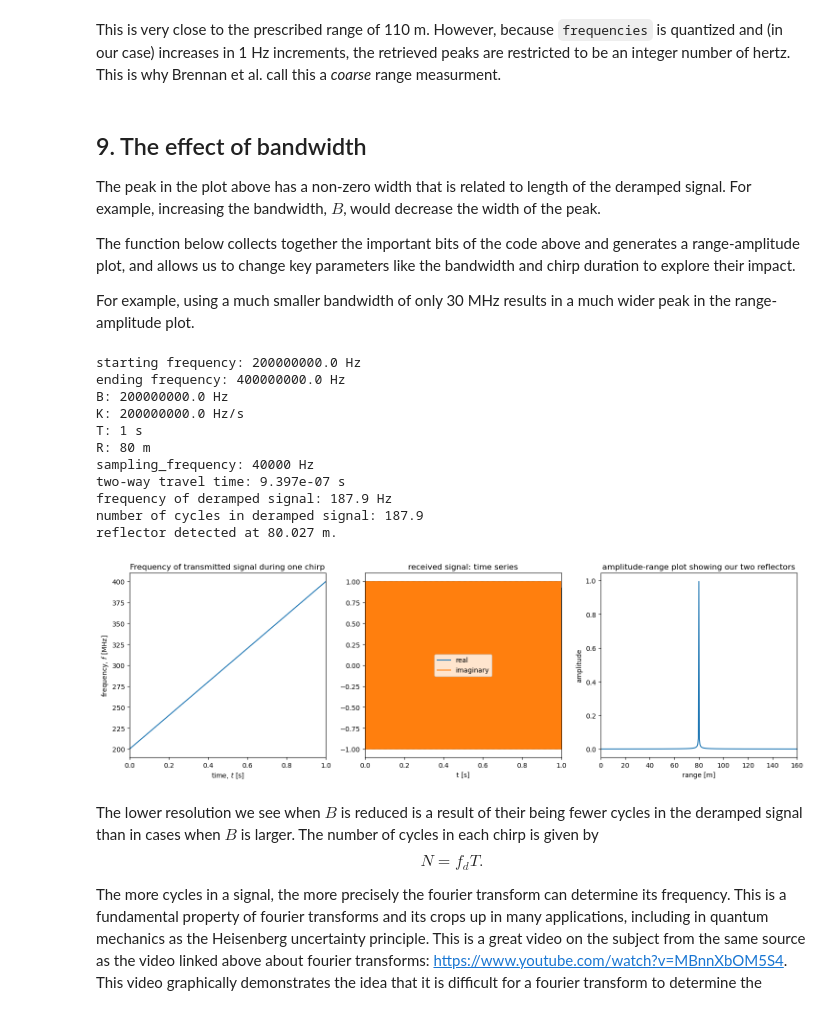
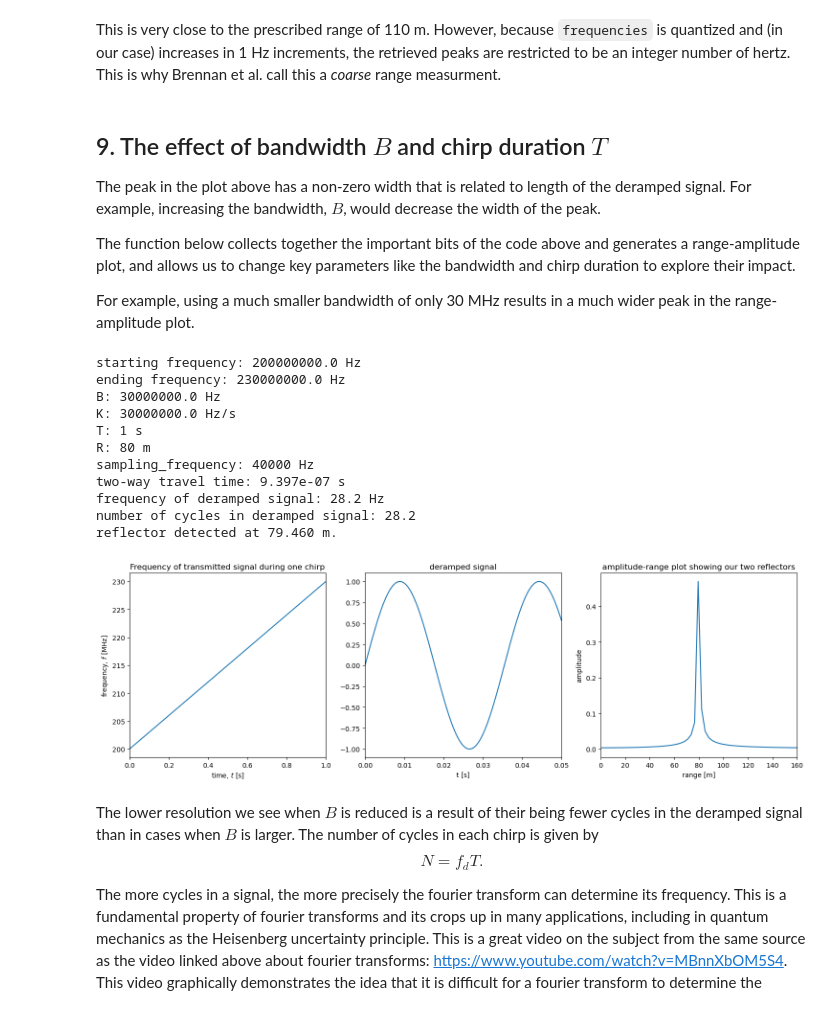
Before and after one commit to ldeo-glaciology/glaciology-intro-book, a Jupyter notebook: src/sections/radar/apres/theory_1.ipynb, the cells around one changed output. Saved outputs shown, nothing was run; the diff lists cells and outputs as text; code cells hidden in the pictures.

```diff
--- a/src/sections/radar/apres/theory_1.ipynb
+++ b/src/sections/radar/apres/theory_1.ipynb
@@ -160,4 +153,4 @@ s = e^{2i\pi f_d t}
 $$
 # %%
-s = np.exp(1j*2*np.pi*f_d*t)
+s = np.sin(2*np.pi*f_d*t)
 # %% [markdown]
@@ -165,16 +157,0 @@ Let's plot the real and imaginary parts of this signal:
-# %%
-f, (ax1, ax2) = plt.subplots(1, 2, figsize=(18,5))
-
-# the real and imaginary components of the signal in the plot on the left
-ax1.plot(t,s.real, label='real')
-ax1.set_title('received signal: time series')
-ax1.set_xlabel('t [s]')
-ax1.set_xlim(0, 0.05)
-ax1.plot(t,s.imag, label='imaginary')
-ax1.legend()
-
-# the Argand diagram on the right
-ax2.plot(s.real,s.imag)
-ax2.set_title('received signal: complex plane')
-ax2.set_ylabel('Im(s)');
-ax2.set_xlabel('Re(s)');
@@ -182,0 +158,6 @@ ax2.set_xlabel('Re(s)');
+# %%
+f, ax = plt.subplots(figsize=(18,5))
+ax.plot(t, s)
+ax.set_title(f'deramped signal (what would be recorded by ApRES if there was one reflector at {R} m)')
+ax.set_xlabel('t [s]')
+ax.set_xlim(0, 0.05)
@@ -239,7 +219,7 @@ reflector detected at 109.825 m.
 # %% [markdown]
 This is very close to the prescribed range of 110 m. However, because `frequencies` is quantized and (in our case) increases in 1 Hz increments, the retrieved  peaks are restricted to be an integer number of hertz. This is why Brennan et al. call this a *coarse* range measurment.
 # %% [markdown]
-## 9. The effect of bandwidth
+## 9. The effect of bandwidth $B$ and chirp duration $T$
 The peak in the plot above has a non-zero width that is related to length of the deramped signal. For example, increasing the bandwidth, $B$, would decrease the width of the peak.
 
 The function below collects together the important bits of the code above and generates a range-amplitude plot, and allows us to change key parameters like the bandwidth and chirp duration to explore their impact.
@@ -248,7 +228,7 @@ For example, using a much smaller bandwidth of only 30 MHz results in a much wid
 # %%
 T = 1  # [s]
 f_1 = 200e6  # [Hz]
-f_2 = 400e6  # [Hz]
+f_2 = 230e6  # [Hz]
 sampling_frequency = 40000   # [Hz]
 R = 80   # [m]
 t = np.linspace(0,T,int(sampling_frequency*T))   # time vector
@@ -259,58 +239,56 @@ def amp_range_plot():
 
     tx = chirp()
     f_d = K*tau(R)
-    s = np.exp(1j*2*np.pi*f_d*t)
+    s = np.sin(2*np.pi*f_d*t)
     S, frequencies = fft(s)
     r = range(frequencies)
 
     f, (ax1, ax2, ax3) = plt.subplots(1, 3, figsize=(18,5))
-    ax1.plot(t,tx/1e6,'-', label ='transmitted signal')
+    ax1.plot(t, tx/1e6,'-', label ='transmitted signal')
     ax1.set_xlabel('time, $t$ [s]')
     ax1.set_ylabel('frequency, $f$ [MHz]')
     ax1.set_title('Frequency of transmitted signal during one chirp')
     ax1.set_xlim(0, T)
 
-    ax2.plot(t,s.real, label='real')
-    ax2.set_title('received signal: time series')
+    ax2.plot(t, s)
+    ax2.set_title('deramped signal')
     ax2.set_xlabel('t [s]')
-    ax2.set_xlim(0, T)
-    ax2.plot(t,s.imag, label='imaginary')
-    ax2.legend()
+    ax2.set_xlim(0, 0.05)
 
     ax3.set_title('amplitude-range plot showing our two reflectors')
     ax3.plot(r, np.abs(S))
     ax3.set_xlabel('range [m]')
     ax3.set_ylabel('amplitude')
     ax3.set_xlim(0, 2*R)
     peaks = argrelextrema(np.abs(S), np.greater)
 
     print(f"starting frequency: {f_1} Hz")
     print(f"ending frequency: {f_2} Hz")
     print(f"B: {B} Hz")
     print(f"K: {K} Hz/s")
     print(f"T: {T} s")
     print(f"R: {R} m")
     print(f"sampling_frequency: {sampling_frequency} Hz")
     print(f"two-way travel time: {tau(R):.3e} s")
     print(f"frequency of deramped signal: {f_d:.1f} Hz")
     print(f"number of cycles in deramped signal: {f_d*T:.1f}")
     print(f'reflector detected at {r[peaks[0][0]]:.3f} m.')
 
     plt.show()
 amp_range_plot()
 # %% [output]
 starting frequency: 200000000.0 Hz
-ending frequency: 400000000.0 Hz
-B: 200000000.0 Hz
-K: 200000000.0 Hz/s
+ending frequency: 230000000.0 Hz
+B: 30000000.0 Hz
+K: 30000000.0 Hz/s
 T: 1 s
 R: 80 m
 sampling_frequency: 40000 Hz
 two-way travel time: 9.397e-07 s
-frequency of deramped signal: 187.9 Hz
-number of cycles in deramped signal: 187.9
-reflector detected at 80.027 m.
+frequency of deramped signal: 28.2 Hz
+number of cycles in deramped signal: 28.2
+reflector detected at 79.460 m.
-[figure, old version]
+[figure, new version]
 # %% [markdown]
 The lower resolution we see when $B$ is reduced is a result of their being fewer cycles in the deramped signal than in cases when $B$ is larger. The number of cycles in each chirp is given by
 $$
```
Also changed, not shown: parts of 27 cells of this notebook, 5 other files.
